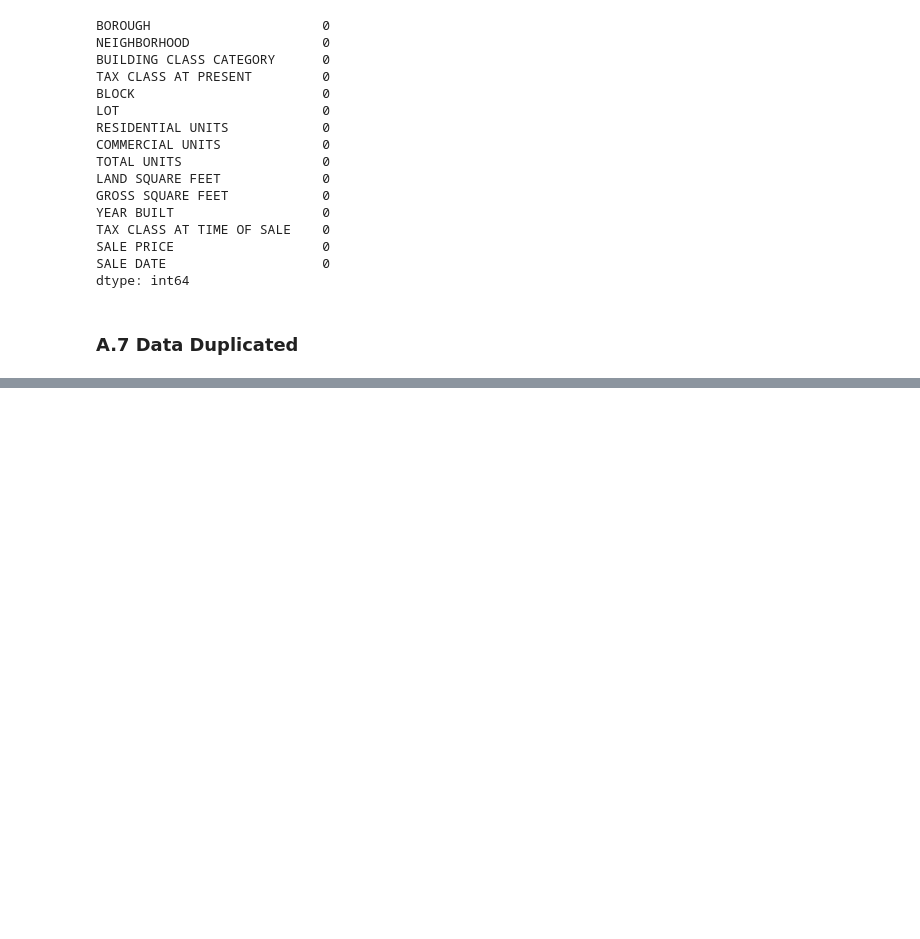
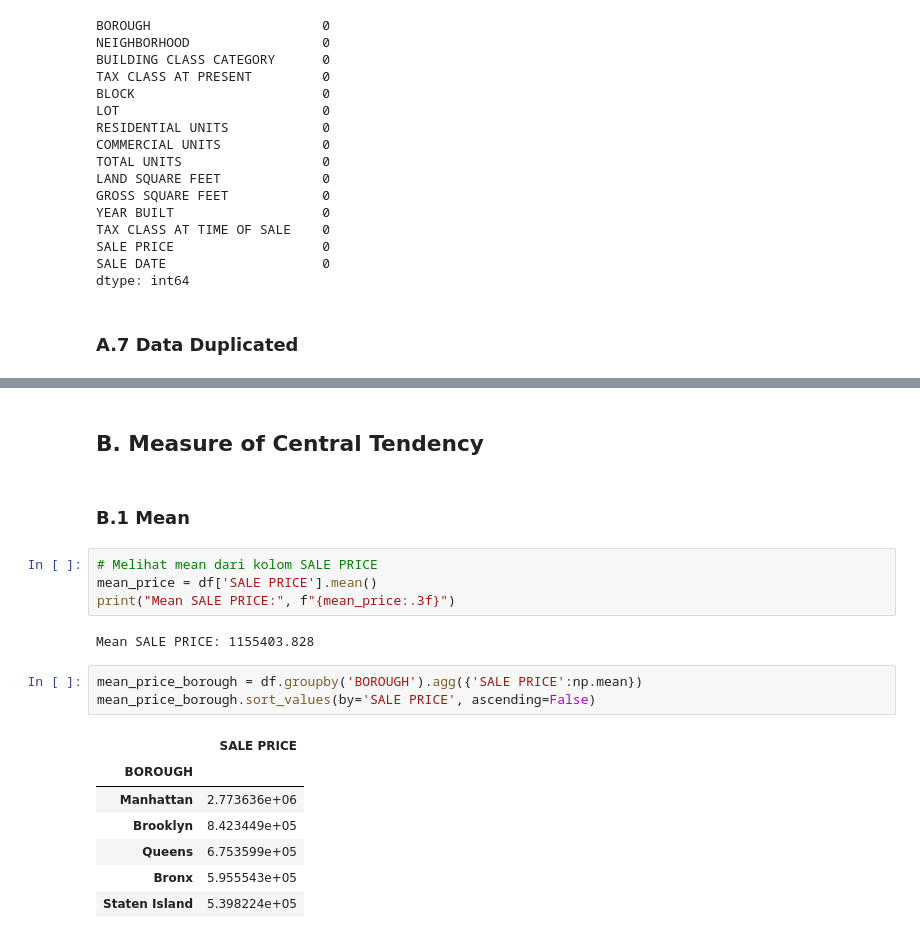
Before and after one commit to Dini274/assign2, a Jupyter notebook: PYTN_Assgn_2_5_Dini Aryani(2).ipynb, the cells around one changed output, grey strips where cells are left out. Cells and saved outputs as stored; diff of their text form; blank space fills up the shorter version.

```diff
--- a/PYTN_Assgn_2_5_Dini Aryani(2).ipynb
+++ b/PYTN_Assgn_2_5_Dini Aryani(2).ipynb
@@ -249,0 +271,21 @@ dtype: int64
+# %% [markdown]
+## B.  Measure of Central Tendency
+# %% [markdown]
+### B.1 Mean
+# %%
+# Melihat mean dari kolom SALE PRICE
+mean_price = df['SALE PRICE'].mean()
+print("Mean SALE PRICE:", f"{mean_price:.3f}")
+# %% [output]
+Mean SALE PRICE: 1155403.828
+# %%
+mean_price_borough = df.groupby('BOROUGH').agg({'SALE PRICE':np.mean})
+mean_price_borough.sort_values(by='SALE PRICE', ascending=False)
+# %% [output]
+|  | SALE PRICE |
+| BOROUGH |  |
+| Manhattan | 2.773636e+06 |
+| Brooklyn | 8.423449e+05 |
+| Queens | 6.753599e+05 |
+| Bronx | 5.955543e+05 |
+| Staten Island | 5.398224e+05 |
```
Also changed, not shown: parts of 12 cells of this notebook.
